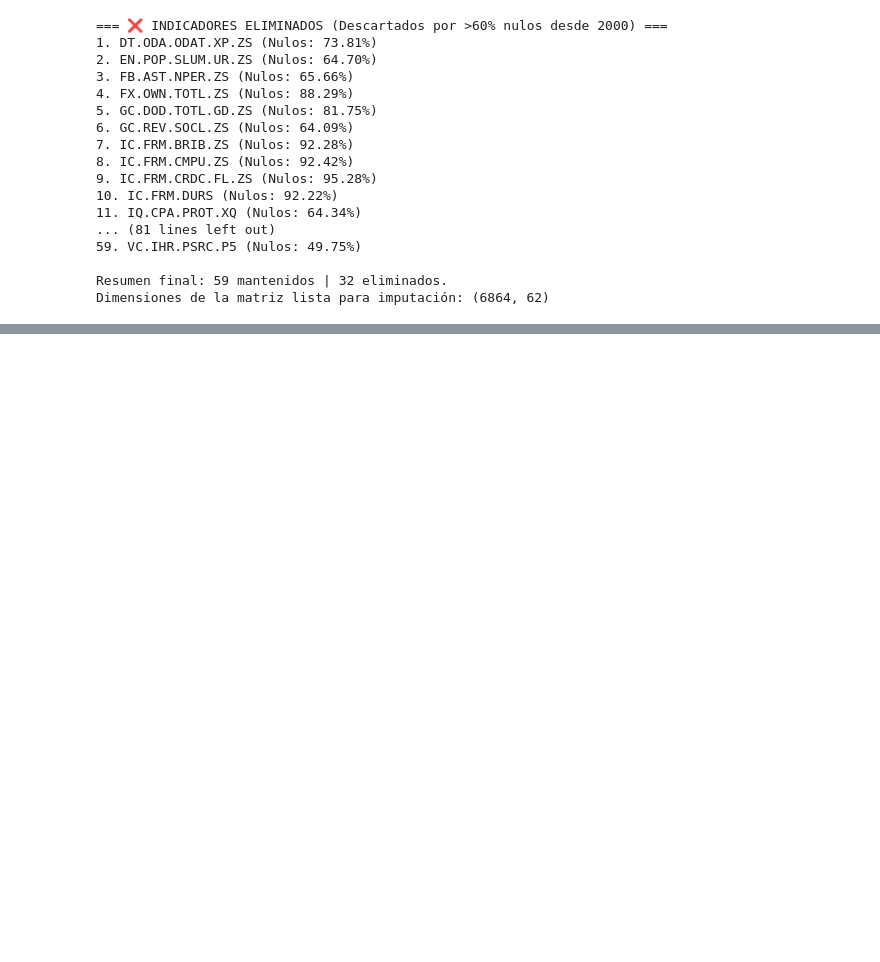
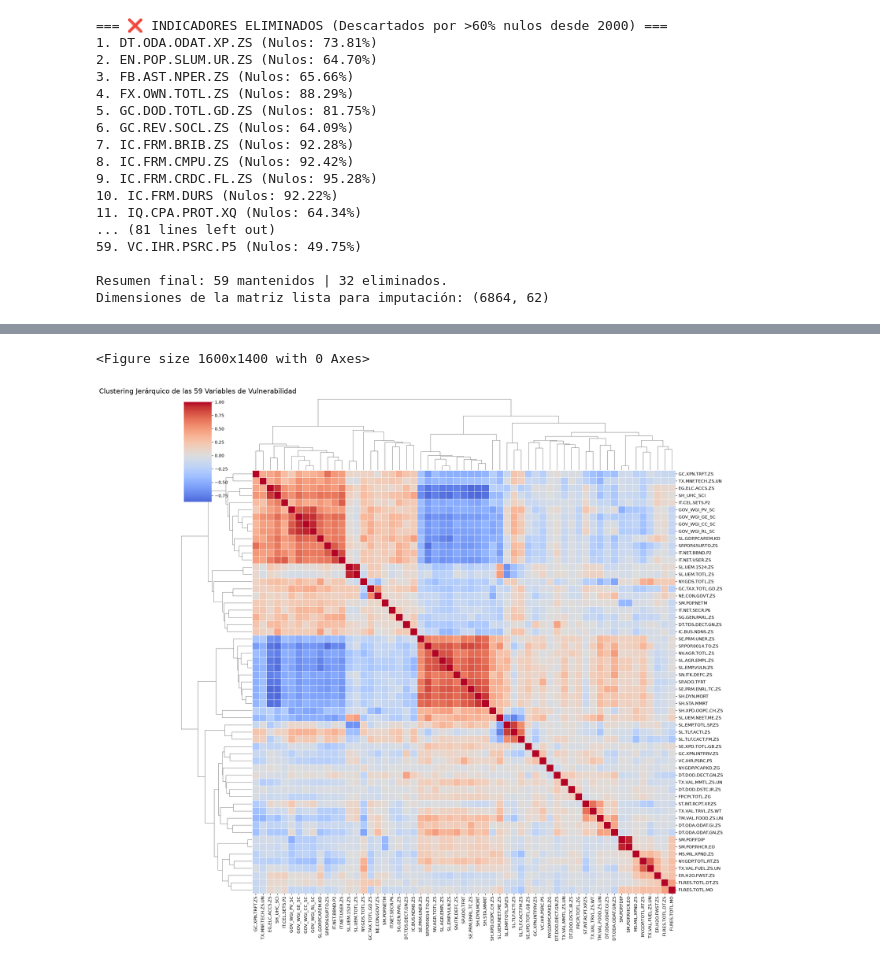
Before and after one commit to Javier-Herreros-Pinilla/analisis-vulnerabilidad-social, a Jupyter notebook: notebooks/01_Limpieza_y_Tratamiento.ipynb, the cells around one changed output, grey strips where cells are left out. Cells and saved outputs as stored; diff of their text form; code cells hidden in the pictures; blank space fills up the shorter version.

Commit message:
feat: Adición de mapa de calor para estudiar las correlacciones de las diversas variables

```diff
--- a/notebooks/01_Limpieza_y_Tratamiento.ipynb
+++ b/notebooks/01_Limpieza_y_Tratamiento.ipynb
@@ -295,0 +311,26 @@ Dimensiones de la matriz lista para imputación: (6864, 62)
+# %%
+
+
+# 1. Calculamos la matriz de correlación (Pandas ignora los nulos automáticamente)
+corr_matrix = df_final[cols_mantener].corr()
+
+# 2. Configurar el tamaño del gráfico (lo hacemos grande porque son 59 variables)
+plt.figure(figsize=(16, 14))
+
+# 3. Crear el Clustermap
+# Esto agrupa las variables que se comportan de forma similar a lo largo de los años y países
+clustermap = sns.clustermap(
+    corr_matrix,
+    cmap='coolwarm',
+    center=0,
+    annot=False,
+    linewidths=.5,
+    figsize=(18, 18),
+    dendrogram_ratio=0.15
+)
+
+plt.title("Clustering Jerárquico de las 59 Variables de Vulnerabilidad", size=16, pad=20)
+plt.show()
+# %% [output]
+<Figure size 1600x1400 with 0 Axes>
+[figure, added]
```
Also changed, not shown: parts of 2 cells of this notebook.
